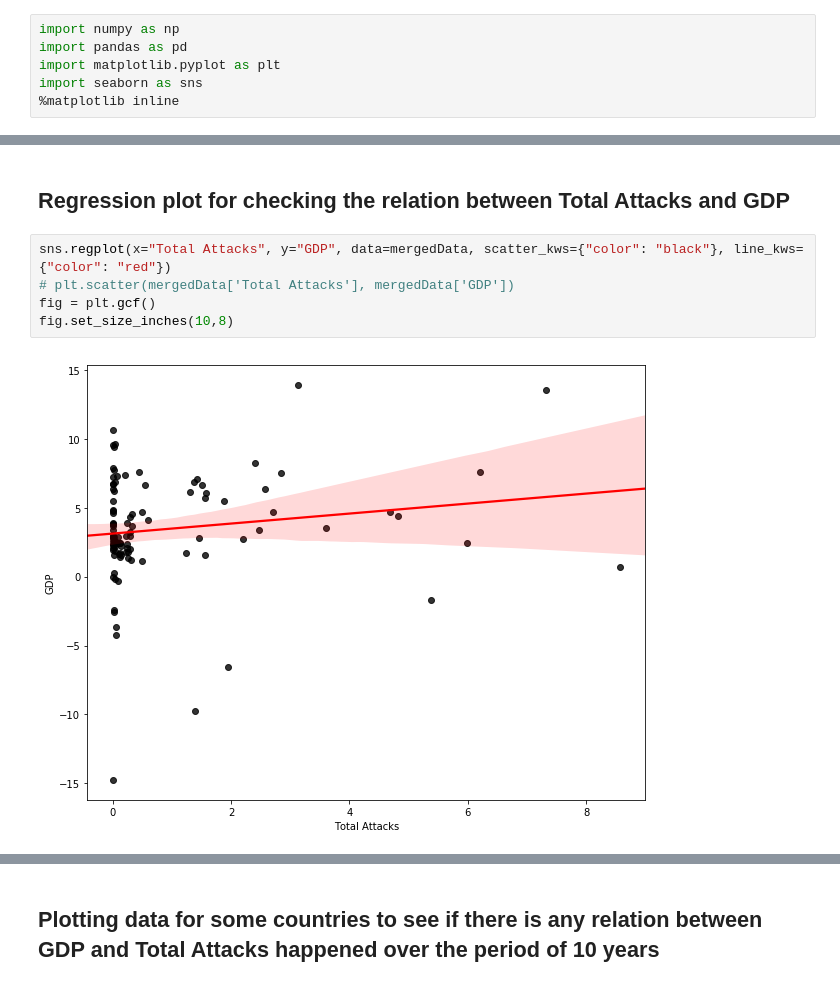
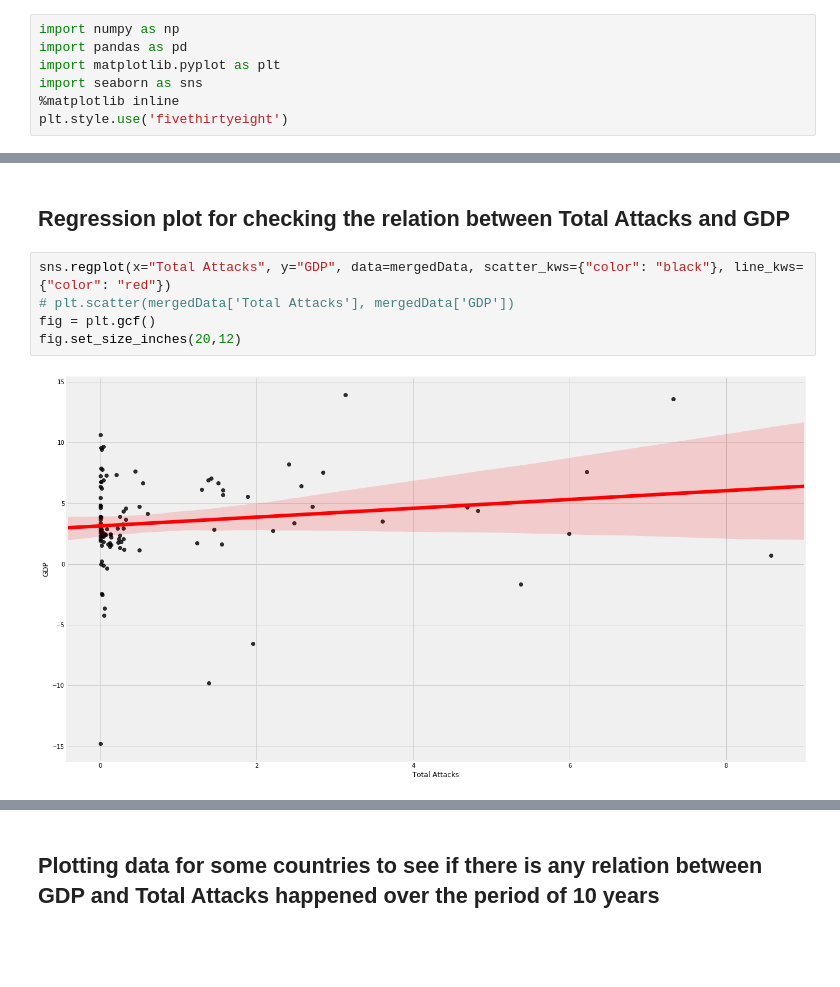
Before and after one commit to sainigurcharan/uciProject_1, a Jupyter notebook: GSingh_Analytics/GTD_GDP_Analysis.ipynb, the cells around one changed output, grey strips where cells are left out. Saved outputs shown, nothing was run; the diff lists cells and outputs as text; blank space fills up the shorter version.

```diff
--- a/GSingh_Analytics/GTD_GDP_Analysis.ipynb
+++ b/GSingh_Analytics/GTD_GDP_Analysis.ipynb
@@ -4,6 +4,7 @@ import pandas as pd
 import matplotlib.pyplot as plt
 import seaborn as sns
 %matplotlib inline
+plt.style.use('fivethirtyeight')
 # %%
 terrorRaw = pd.read_csv('GTD_Data/gtd_0717_final.csv', encoding='ISO-8859-1')
 del terrorRaw['Unnamed: 0']
@@ -23,10 +24,10 @@ mergedData.head()
 # %%
 sns.regplot(x="Total Attacks", y="GDP", data=mergedData, scatter_kws={"color": "black"}, line_kws={"color": "red"})
 # plt.scatter(mergedData['Total Attacks'], mergedData['GDP'])
 fig = plt.gcf()
-fig.set_size_inches(10,8)
+fig.set_size_inches(20,12)
 # %% [output]
-[figure, old version]
+[figure, new version]
 # %%
 plt.figure(figsize= (25, 15))
 xaxis = terrorRaw["Country"].value_counts().index
```
Also changed, not shown: parts of 3 cells of this notebook.
